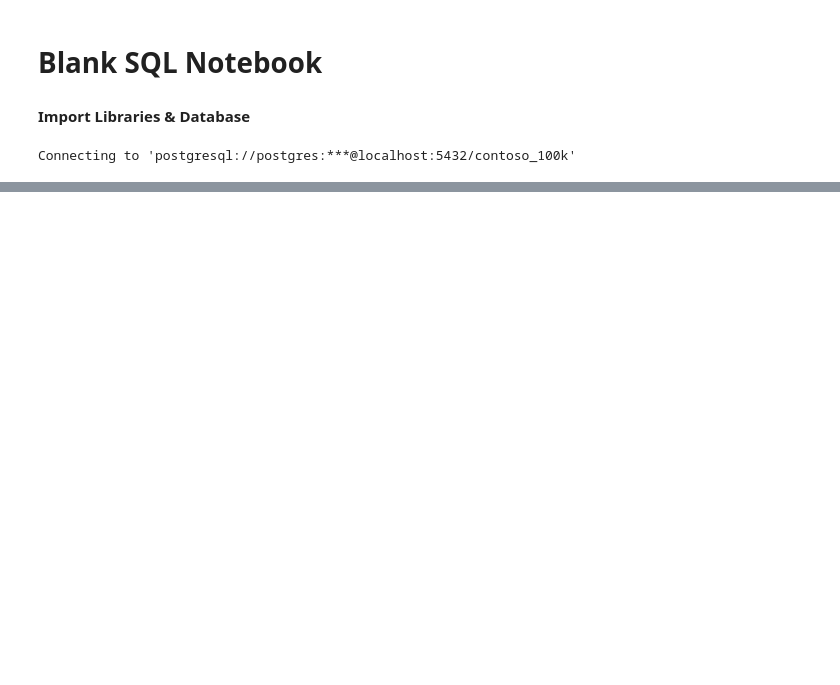
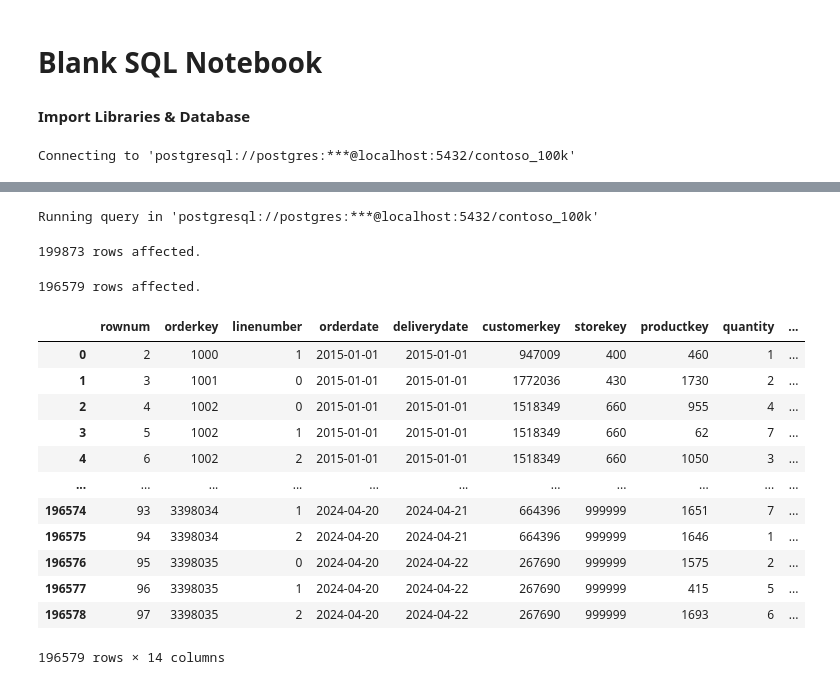
Before and after one commit to Aj-pete/Lab-agile-planning, a Jupyter notebook: Resources/Blank_SQL_Notebook.ipynb, the cells around one changed output, grey strips where cells are left out. Cells and saved outputs as stored; diff of their text form; code cells hidden in the pictures; blank space fills up the shorter version.

```diff
--- a/Resources/Blank_SQL_Notebook.ipynb
+++ b/Resources/Blank_SQL_Notebook.ipynb
@@ -449,9 +57,0 @@ Running query in 'postgresql://postgres:***@localhost:5432/contoso_100k'
-# %%
-%%sql
---date_trunc
-select
-orderdate,
-date_trunc('month', orderdate)::date
-from sales
-order by random()
-limit 10
@@ -472,9 +57,0 @@ Running query in 'postgresql://postgres:***@localhost:5432/contoso_100k'
-# %%
-%%sql
-select
-date_trunc('month', orderdate)::date as ordermonth,
-sum(quantity *netprice * exchangerate) as rev,
-count(distinct customerkey) as customers
-from sales
-group by ordermonth
-order by ordermonth
@@ -758,0 +282,33 @@ Running query in 'postgresql://postgres:***@localhost:5432/contoso_100k'
+# %%
+%%sql
+--row_number() and order by
+select
+row_number() over(partition by orderdate order by orderdate, orderkey, linenumber) as rownum,
+*
+from sales;
+
+--using where to filter
+with row_numbering AS (select
+row_number() over(partition by orderdate order by orderdate, orderkey, linenumber) as rownum,
+*
+from sales)
+select *
+from row_numbering
+where rownum > 1;
+# %% [output]
+Running query in 'postgresql://postgres:***@localhost:5432/contoso_100k'
+199873 rows affected.
+196579 rows affected.
+|  | rownum | orderkey | linenumber | orderdate | deliverydate | customerkey | storekey | productkey | quantity | ... |
+| 0 | 2 | 1000 | 1 | 2015-01-01 | 2015-01-01 | 947009 | 400 | 460 | 1 | ... |
+| 1 | 3 | 1001 | 0 | 2015-01-01 | 2015-01-01 | 1772036 | 430 | 1730 | 2 | ... |
+| 2 | 4 | 1002 | 0 | 2015-01-01 | 2015-01-01 | 1518349 | 660 | 955 | 4 | ... |
+| 3 | 5 | 1002 | 1 | 2015-01-01 | 2015-01-01 | 1518349 | 660 | 62 | 7 | ... |
+| 4 | 6 | 1002 | 2 | 2015-01-01 | 2015-01-01 | 1518349 | 660 | 1050 | 3 | ... |
+| ... | ... | ... | ... | ... | ... | ... | ... | ... | ... | ... |
+| 196574 | 93 | 3398034 | 1 | 2024-04-20 | 2024-04-21 | 664396 | 999999 | 1651 | 7 | ... |
+| 196575 | 94 | 3398034 | 2 | 2024-04-20 | 2024-04-21 | 664396 | 999999 | 1646 | 1 | ... |
+| 196576 | 95 | 3398035 | 0 | 2024-04-20 | 2024-04-22 | 267690 | 999999 | 1575 | 2 | ... |
+| 196577 | 96 | 3398035 | 1 | 2024-04-20 | 2024-04-22 | 267690 | 999999 | 415 | 5 | ... |
+| 196578 | 97 | 3398035 | 2 | 2024-04-20 | 2024-04-22 | 267690 | 999999 | 1693 | 6 | ... |
+196579 rows × 14 columns
```
Also changed, not shown: parts of 49 cells of this notebook.
